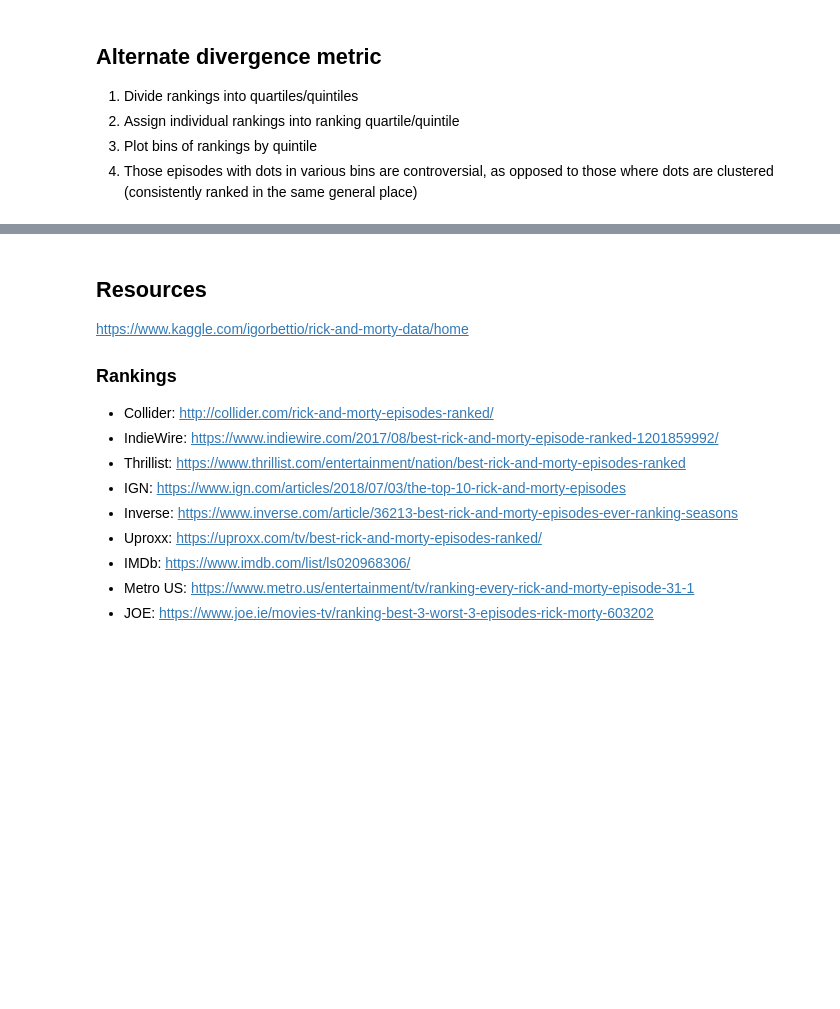
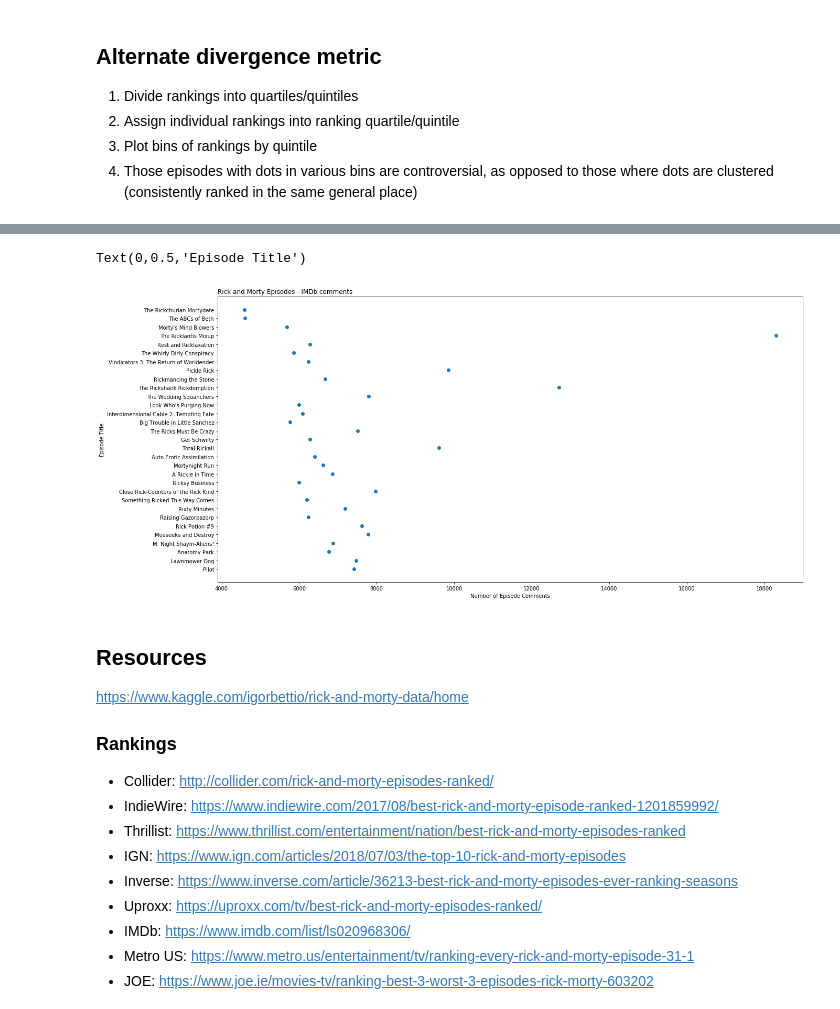
Before and after one commit to CheLena/Personal-Projects, a Jupyter notebook: Rick_And_Morty/rick_and_morty.ipynb, the cells around one changed output, grey strips where cells are left out. Drawn from its saved outputs; the diff is of its cells as text; code cells hidden in the pictures; blank space fills up the shorter version.

```diff
--- a/Rick_And_Morty/rick_and_morty.ipynb
+++ b/Rick_And_Morty/rick_and_morty.ipynb
@@ -155,3 +169,8 @@ df[['Title','Divergence']].sort_values(by='Divergence', ascending=False)
 2. Assign individual rankings into ranking quartile/quintile
 3. Plot bins of rankings by quintile
 4. Those episodes with dots in various bins are controversial, as opposed to those where dots are clustered (consistently ranked in the same general place)
+# %%
+### IMDB data
+rm_imdb = pd.read_csv("RickandMorty_IMDB.csv")
+rm_imdb.info()
+rm_imdb.head()
@@ -158,3 +194,14 @@ df[['Title','Divergence']].sort_values(by='Divergence', ascending=False)
+# %%
+plt.figure(figsize=(20,10))
+plt.scatter(rm_imdb["IMDbNumRaters"],rm_imdb["Title"])
+# Add titles and axis names
+
+plt.title("Rick and Morty Episodes - IMDb comments", loc='left')
+plt.xlabel('Number of Episode Comments')
+plt.ylabel('Episode Title')
+# %% [output]
+Text(0,0.5,'Episode Title')
+[figure, added]
 # %% [markdown]
 ## Resources
 https://www.kaggle.com/igorbettio/rick-and-morty-data/home
```
Also changed, not shown: parts of 2 cells of this notebook.
